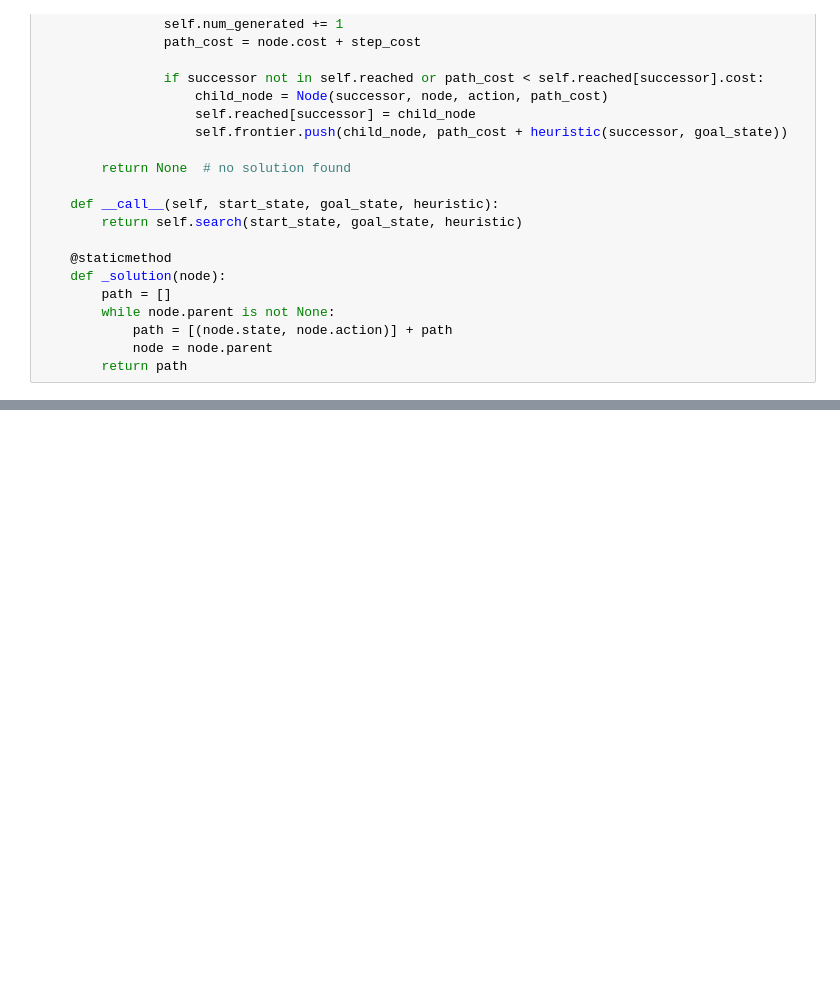
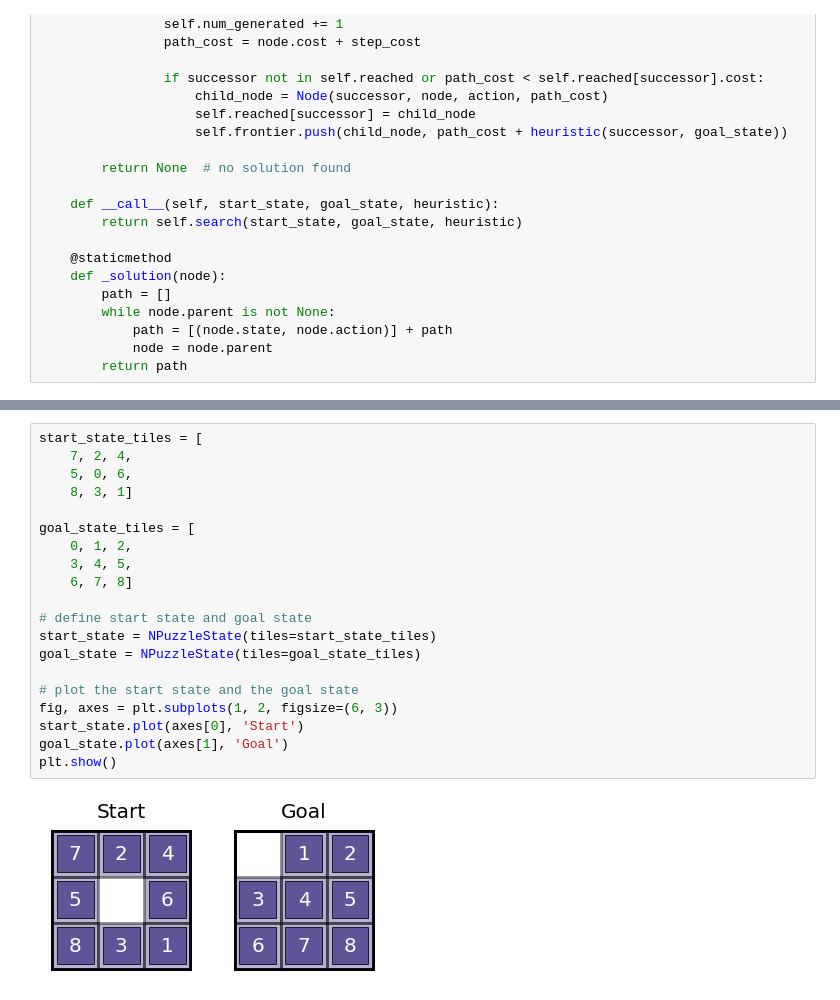
Before and after one commit to snrazavi/AI-Programming-using-Python, a Jupyter notebook: Search/05-Search_Strategies_OOP.ipynb, the cells around one changed output, grey strips where cells are left out. Drawn from its saved outputs; the diff is of its cells as text; blank space fills up the shorter version.

```diff
--- a/Search/05-Search_Strategies_OOP.ipynb
+++ b/Search/05-Search_Strategies_OOP.ipynb
@@ -499,0 +499,22 @@ Number of generated nodes = 15
+# %%
+start_state_tiles = [
+    7, 2, 4,
+    5, 0, 6,
+    8, 3, 1]
+
+goal_state_tiles = [
+    0, 1, 2,
+    3, 4, 5,
+    6, 7, 8]
+
+# define start state and goal state
+start_state = NPuzzleState(tiles=start_state_tiles)
+goal_state = NPuzzleState(tiles=goal_state_tiles)
+
+# plot the start state and the goal state
+fig, axes = plt.subplots(1, 2, figsize=(6, 3))
+start_state.plot(axes[0], 'Start')
+goal_state.plot(axes[1], 'Goal')
+plt.show()
+# %% [output]
+[figure, added]
```
Also changed, not shown: parts of 14 cells of this notebook.
